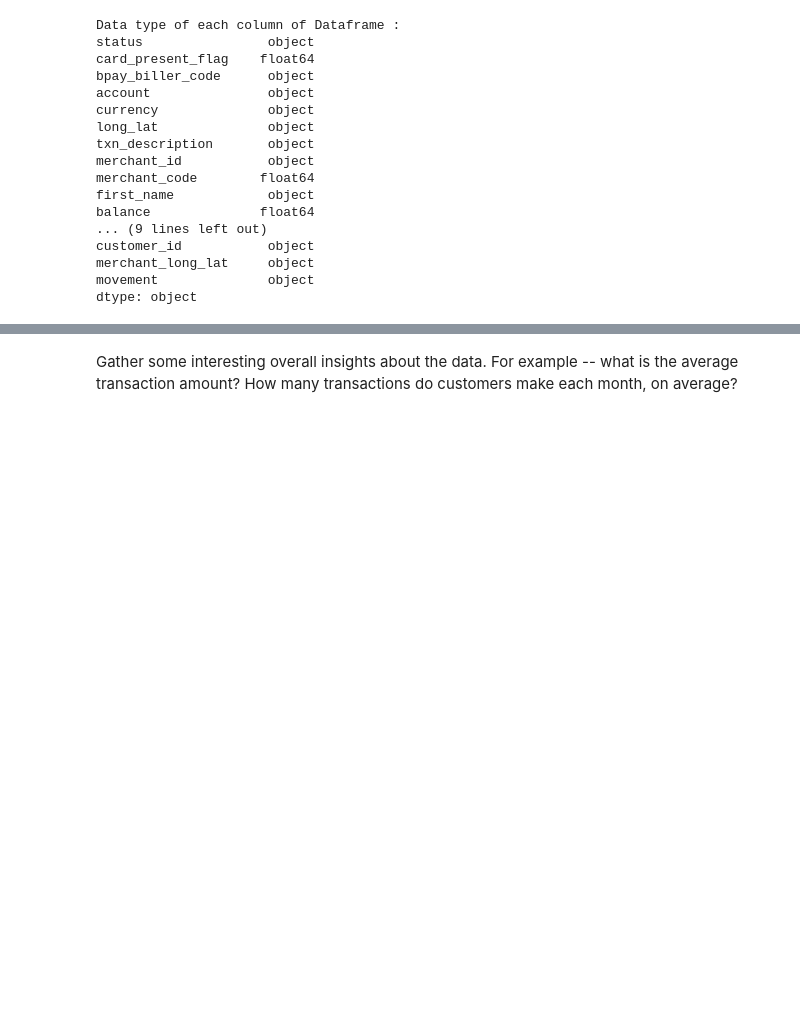
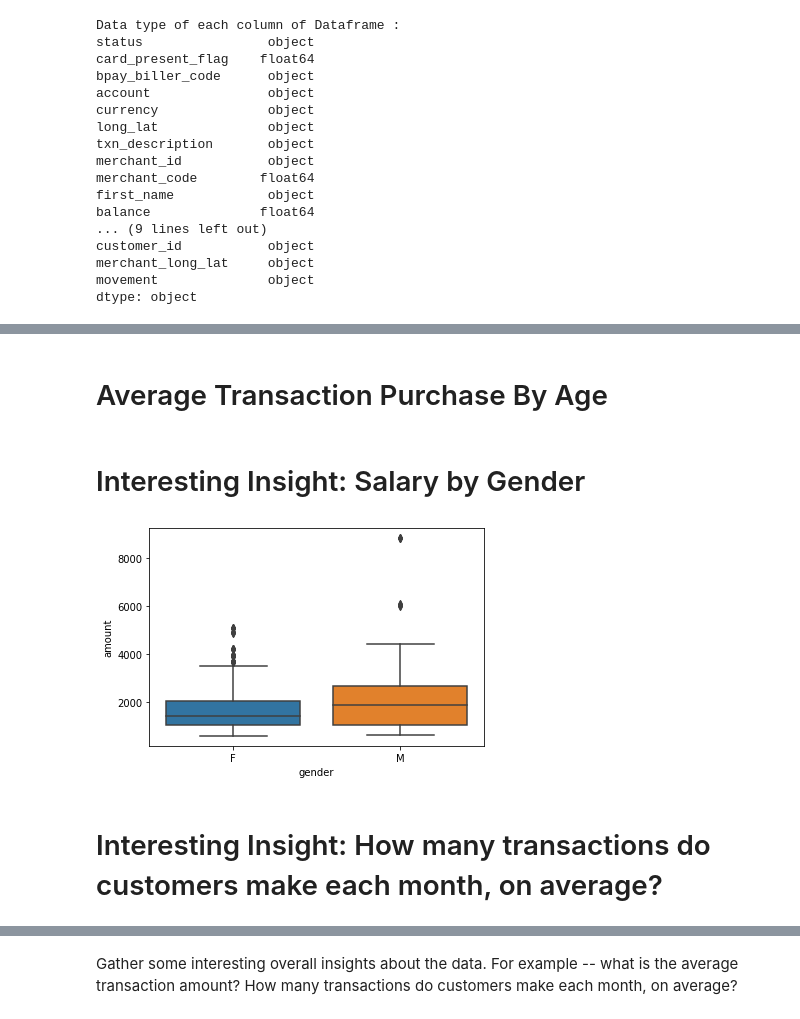
Before and after one commit to jervvs/anz-virtual-internship, a Jupyter notebook: Task1/ANZ_EDA.ipynb, the cells around one changed output, grey strips where cells are left out. Drawn from its saved outputs; the diff is of its cells as text; code cells hidden in the pictures; blank space fills up the shorter version.

```diff
--- a/Task1/ANZ_EDA.ipynb
+++ b/Task1/ANZ_EDA.ipynb
@@ -80,0 +106,11 @@ Start by doing some basic checks – are there any data issues? Does the data ne
+# %%
+#Dropping Columns
+
+filtered_data = data[['status', 'txn_description', 'balance',
+             'date', 'gender', 'age', 'amount', 'customer_id', 'long_lat',
+             'merchant_long_lat', 'movement' ]]
+
+#creating month column
+filtered_data["month"]= data['date'].str.split("/", n = 2, expand = True)[1]
+
+filtered_data.head()
@@ -80,0 +204,11 @@ Start by doing some basic checks – are there any data issues? Does the data ne
+# %% [markdown]
+# Average Transaction Purchase By Age
+# %% [markdown]
+# Interesting Insight: Salary by Gender
+# %%
+filtered_data[filtered_data.txn_description == 'PAY/SALARY'].amount.describe()
+ax = sns.boxplot(x="gender", y=filtered_data[filtered_data.txn_description == 'PAY/SALARY'].amount, data=filtered_data)
+# %% [output]
+[figure, added]
+# %% [markdown]
+# Interesting Insight: How many transactions do customers make each month, on average?
```
Also changed, not shown: parts of 16 cells of this notebook, 1 other file.
